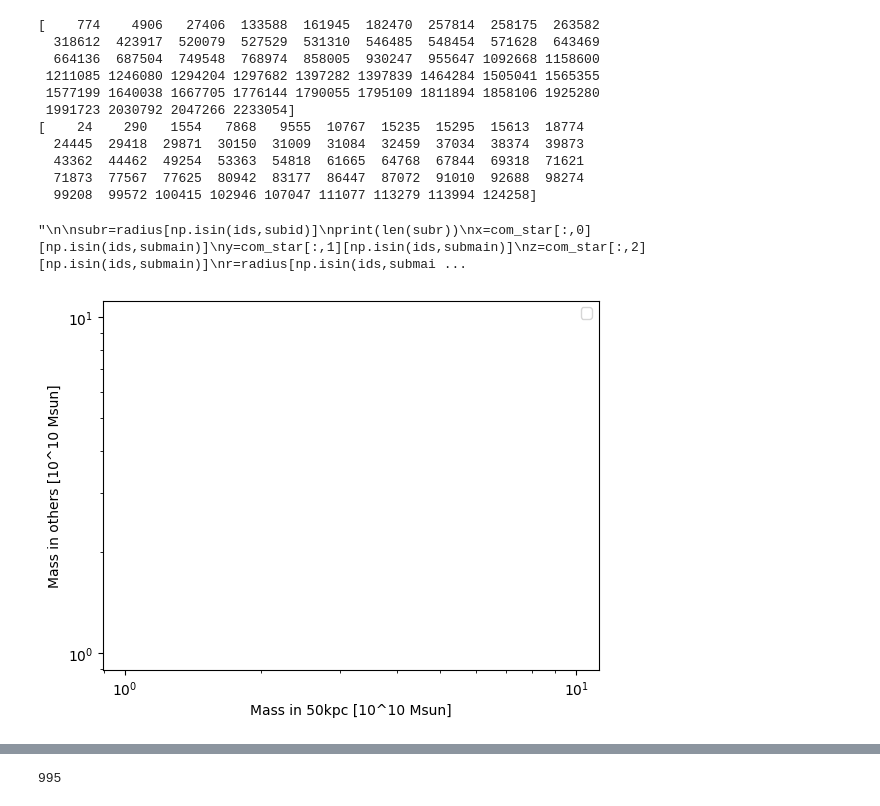
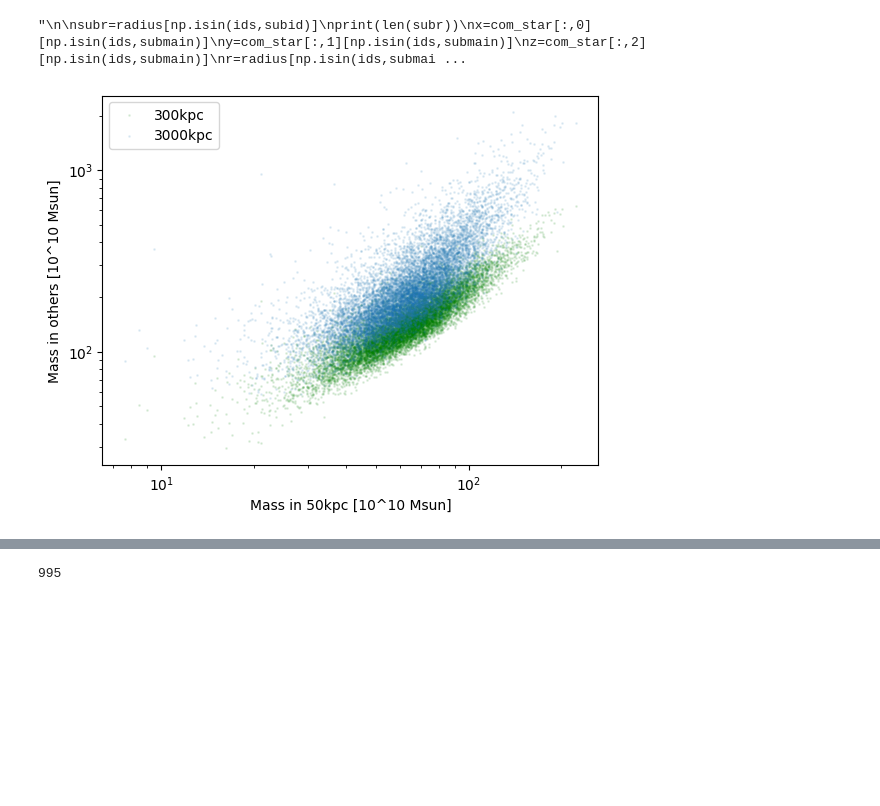
Before and after one commit to yjqqyjq/code, a Jupyter notebook: plot_halos.ipynb, the cells around one changed output, grey strips where cells are left out. Cells and saved outputs as stored; diff of their text form; code cells hidden in the pictures; blank space fills up the shorter version.

Commit message:
code to sort particles and halos

```diff
--- a/plot_halos.ipynb
+++ b/plot_halos.ipynb
@@ -12,7 +12,7 @@ import matplotlib.pyplot as plt
 path="/Users/24756376/data/Flamingo/L1000N1800/"
 
 
-f=h5py.File(path+'compare_most_massive_sat_3000kpc.hdf5','r')
+f=h5py.File(path+'compare_most_massive_sat_gas.hdf5','r')
 s=f["PartType0"]
 #Brightid=np.array(s["Brightid"])
 #Bright2ndid=np.array(s["Bright2ndid"])
@@ -31,7 +31,7 @@ f.close()
 
 f=h5py.File(path+'halos.hdf5','r')
 halo_id=np.array(f["halos"]["id"])
-radius=np.array(f["halos"]["r200"])
+m200=np.array(f["halos"]["m200"])
 r200=np.array(f["halos"]["r200"])
 host_id=np.array(f["halos"]["hostid"])
 mass=np.array(f["halos"]["mass"])
@@ -46,10 +46,18 @@ ms=np.array(f["halos"]["mass_star_100kpc"])
 ms50=np.array(f["halos"]["mass_star_50kpc"])
 ms300=np.array(f["halos"]["mass_star_300kpc"])
 ms3000=np.array(f["halos"]["mass_star_1000kpc"])
+lum_r200_low=np.array(f["halos"]["lum_gas_r200_low"])
+lum_r200_high=np.array(f["halos"]["lum_gas_r200_high"])
+lum_r500_low=np.array(f["halos"]["lum_gas_r500_low"])
+lum_r500_high=np.array(f["halos"]["lum_gas_r500_high"])
+mg100=np.array(f["halos"]["mass_gas_100kpc"])
+mg300=np.array(f["halos"]["mass_gas_300kpc"])
+mg3000=np.array(f["halos"]["mass_gas_3000kpc"])
+mg=np.array(f["halos"]["mass_gas_bound"])
 f.close()
 
 path="/Users/24756376/data/Flamingo/L1000N0900/"
-f=h5py.File(path+'compare_most_massive_sat_3000kpc.hdf5','r')
+f=h5py.File(path+'compare_most_massive_sat_gas.hdf5','r')
 s=f["PartType0"]
 
 mostmassiveid2=np.array(s["Brightid"])
@@ -69,29 +77,22 @@ mass2=np.array(f["halos"]["mass"])
 com_star2=np.array(f["halos"]["com_star_100kpc"])
 mbp2=np.array(f["halos"]["center"])
 ms2=np.array(f["halos"]["mass_star_100kpc"])
+ms3002=np.array(f["halos"]["mass_star_300kpc"])
 r2002=np.array(f["halos"]["r200"])
 ms30002=np.array(f["halos"]["mass_star_1000kpc"])
+mg2=np.array(f["halos"]["mass_gas_bound"])
+lum_r200_low2=np.array(f["halos"]["lum_gas_r200_low"])
+lum_r200_high2=np.array(f["halos"]["lum_gas_r200_high"])
+star_lumz2=np.array(f["halos"]["lumz_100kpc"])
+mg1002=np.array(f["halos"]["mass_gas_100kpc"])
+mg3002=np.array(f["halos"]["mass_gas_300kpc"])
+mg30002=np.array(f["halos"]["mass_gas_3000kpc"])
+m2002=np.array(f["halos"]["m200"])
 f.close()
 
 #ignore all the halos without models of star lum and com
 rs=np.sqrt(com_star[:,0]**2+com_star[:,1]**2+com_star[:,2]**2)
-mask=(rs>-1)
-halo_id=halo_id[mask]
-host_id=host_id[mask]
-mbp=mbp[mask]
-r200=r200[mask]
 
-com_star=com_star[mask]
-star_lumz=star_lumz[mask]
-star_lumz50=star_lumz50[mask]
-star_lumz300=star_lumz300[mask]
-star_lumz3000=star_lumz3000[mask]
-mass=mass[mask]
-radius=radius[mask]
-ms=ms[mask]
-ms50=ms50[mask]
-ms300=ms300[mask]
-ms3000=ms3000[mask]
 ids2=np.arange(0,len(halo_id2),1)
 mainmass=mass[(host_id==-1)*(mass>10000)]
 mainmass2=mass2[(host_id2==-1)*(mass2>10000)]
@@ -103,8 +104,7 @@ mbpc=mbp[(host_id==-1)*(mass>10000)]
 mbpc2=mbp2[(host_id2==-1)*(mass2>10000)]
 r200c=r200[(host_id==-1)*(mass>10000)]
 r200c2=r2002[(host_id2==-1)*(mass2>10000)]
-print(halo_id2[(host_id2==-1)*(ms2<20)])
-print(ids2[(host_id2==-1)*(ms2<20)])
+
 '''
 cebtralid=cebtralid[Brightid!=-1]
 Bright2ndid=Bright2ndid[Brightid!=-1]
@@ -115,8 +115,8 @@ fig=plt.figure()
 ax=plt.subplot(1,1,1)
 #ax.scatter(mass[host_id==-1],ms[host_id==-1],s=1,alpha=0.1,label='100kpc')
 #ax.scatter(ms50[host_id==-1],star_lumz[host_id==-1],s=1,alpha=0.1)
-#ax.scatter(ms50[host_id!=-1],ms300[host_id!=-1],color='g',s=1,alpha=0.1,label='300kpc')
-#ax.scatter(ms50[host_id!=-1],ms3000[host_id!=-1],s=1,alpha=0.1,label='3000kpc')
+ax.scatter(ms2[(host_id2==-1)*(mass2>1000)],ms3002[(host_id2==-1)*(mass2>1000)],color='g',s=1,alpha=0.1,label='300kpc')
+ax.scatter(ms2[(host_id2==-1)*(mass2>1000)],ms30002[(host_id2==-1)*(mass2>1000)],s=1,alpha=0.1,label='3000kpc')
 #ax.plot(np.linspace(10**0.5,10**2,100),np.linspace(10**0.5,10**2,100))
 #ax.set_xlim(10**0.5,10**2)
 ax.set_xscale('log')
@@ -124,43 +124,32 @@ ax.set_yscale('log')
 ax.set_xlabel('Mass in 50kpc [10^10 Msun]')
 ax.set_ylabel('Mass in others [10^10 Msun]')
 #ax.hlines(y=68,xmin=1,xmax=100,linestyles="dashed")
 ax.legend()
 
 '''
 
 subr=radius[np.isin(ids,subid)]
 print(len(subr))
 x=com_star[:,0][np.isin(ids,submain)]
 y=com_star[:,1][np.isin(ids,submain)]
 z=com_star[:,2][np.isin(ids,submain)]
 r=radius[np.isin(ids,submain)]
 subO=O[BCGid!=mainid]*subr*1000
 xs=com_star[:,0][np.isin(ids,subid)]
 ys=com_star[:,1][np.isin(ids,subid)]
 zs=com_star[:,2][np.isin(ids,subid)]
 rs=radius[np.isin(ids,subid)]
 
 #mask2=True#(subO*subr*1000<200)
 #mass[mask]/mass[mask3]
 
 
 sc=ax.scatter(x[subO<200],y[subO<200],s=r[subO<200]**2*np.pi,c=z[subO<200],alpha=0.5)
 ax.scatter(xs[subO<200],ys[subO<200],s=rs[subO<200]**2*np.pi,c='k',alpha=0.5)
 print(len(BCGid[BCGid!=mainid]))
 plt.colorbar(sc)
 #ax.set_yscale('log')
 '''
 # %% [output]
-[    774    4906   27406  133588  161945  182470  257814  258175  263582
-  318612  423917  520079  527529  531310  546485  548454  571628  643469
-  664136  687504  749548  768974  858005  930247  955647 1092668 1158600
- 1211085 1246080 1294204 1297682 1397282 1397839 1464284 1505041 1565355
- 1577199 1640038 1667705 1776144 1790055 1795109 1811894 1858106 1925280
- 1991723 2030792 2047266 2233054]
-[    24    290   1554   7868   9555  10767  15235  15295  15613  18774
-  24445  29418  29871  30150  31009  31084  32459  37034  38374  39873
-  43362  44462  49254  53363  54818  61665  64768  67844  69318  71621
-  71873  77567  77625  80942  83177  86447  87072  91010  92688  98274
-  99208  99572 100415 102946 107047 111077 113279 113994 124258]
+"\n\nsubr=radius[np.isin(ids,subid)]\nprint(len(subr))\nx=com_star[:,0][np.isin(ids,submain)]\ny=com_star[:,1][np.isin(ids,submain)]\nz=com_star[:,2][np.isin(ids,submain)]\nr=radius[np.isin(ids,submai ...
-"\n\nsubr=radius[np.isin(ids,subid)]\nprint(len(subr))\nx=com_star[:,0][np.isin(ids,submain)]\ny=com_star[:,1][np.isin(ids,submain)]\nz=com_star[:,2][np.isin(ids,submain)]\nr=radius[np.isin(ids,submai ...
-[figure, old version]
+[figure, new version]
```
Also changed, not shown: parts of 4 cells of this notebook, 12 other files.
